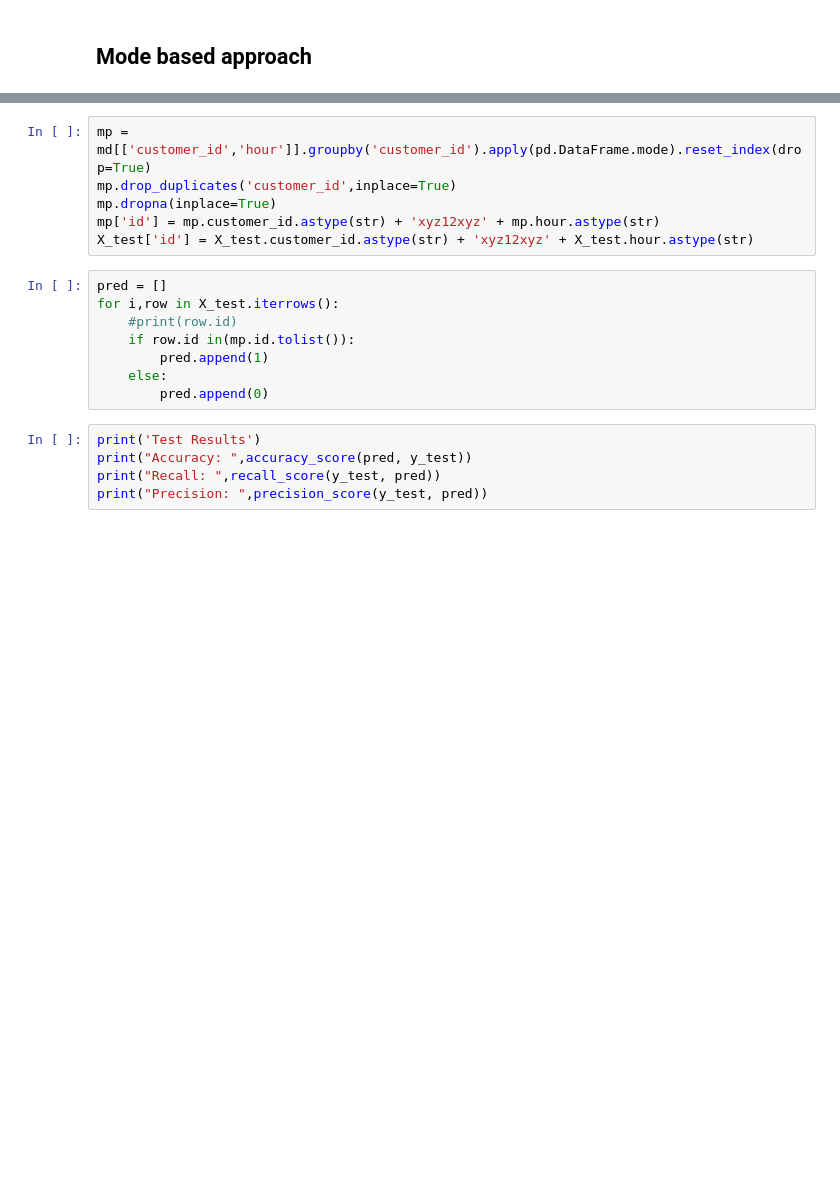
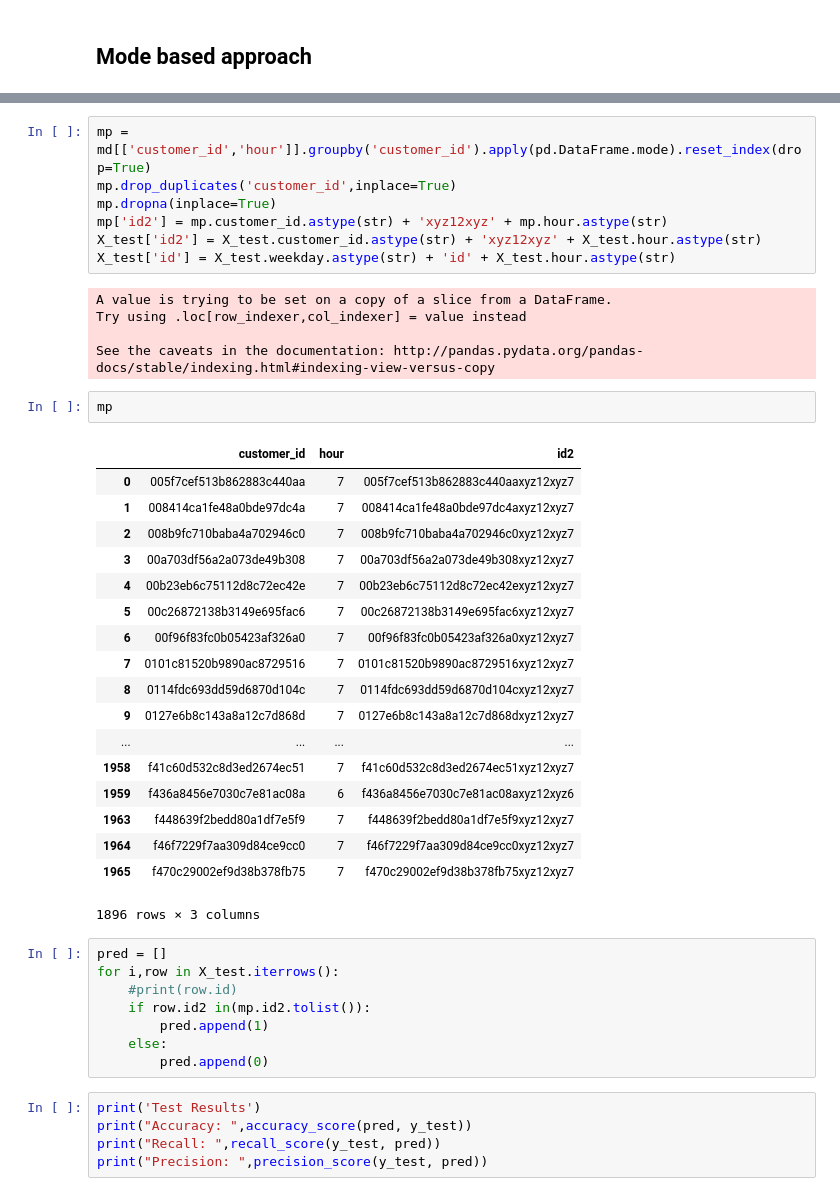
Before and after one commit to koseihamadako/STO, a Jupyter notebook: 1.Binary classification.ipynb, the cells around one changed output, grey strips where cells are left out. Cells and saved outputs as stored; diff of their text form; blank space fills up the shorter version.

```diff
--- a/1.Binary classification.ipynb
+++ b/1.Binary classification.ipynb
@@ -120,13 +126,40 @@ md['response'] = y_train
 mp = md[['customer_id','hour']].groupby('customer_id').apply(pd.DataFrame.mode).reset_index(drop=True)
 mp.drop_duplicates('customer_id',inplace=True)
 mp.dropna(inplace=True)
-mp['id'] = mp.customer_id.astype(str) + 'xyz12xyz' + mp.hour.astype(str)
-X_test['id'] = X_test.customer_id.astype(str) + 'xyz12xyz' + X_test.hour.astype(str)
+mp['id2'] = mp.customer_id.astype(str) + 'xyz12xyz' + mp.hour.astype(str)
+X_test['id2'] = X_test.customer_id.astype(str) + 'xyz12xyz' + X_test.hour.astype(str)
+X_test['id'] = X_test.weekday.astype(str) + 'id' + X_test.hour.astype(str)
+# %% [output]
+A value is trying to be set on a copy of a slice from a DataFrame.
+Try using .loc[row_indexer,col_indexer] = value instead
+
+See the caveats in the documentation: http://pandas.pydata.org/pandas-docs/stable/indexing.html#indexing-view-versus-copy
+# %%
+mp
+# %% [output]
+|  | customer_id | hour | id2 |
+| 0 | 005f7cef513b862883c440aa | 7 | 005f7cef513b862883c440aaxyz12xyz7 |
+| 1 | 008414ca1fe48a0bde97dc4a | 7 | 008414ca1fe48a0bde97dc4axyz12xyz7 |
+| 2 | 008b9fc710baba4a702946c0 | 7 | 008b9fc710baba4a702946c0xyz12xyz7 |
+| 3 | 00a703df56a2a073de49b308 | 7 | 00a703df56a2a073de49b308xyz12xyz7 |
+| 4 | 00b23eb6c75112d8c72ec42e | 7 | 00b23eb6c75112d8c72ec42exyz12xyz7 |
+| 5 | 00c26872138b3149e695fac6 | 7 | 00c26872138b3149e695fac6xyz12xyz7 |
+| 6 | 00f96f83fc0b05423af326a0 | 7 | 00f96f83fc0b05423af326a0xyz12xyz7 |
+| 7 | 0101c81520b9890ac8729516 | 7 | 0101c81520b9890ac8729516xyz12xyz7 |
+| 8 | 0114fdc693dd59d6870d104c | 7 | 0114fdc693dd59d6870d104cxyz12xyz7 |
+| 9 | 0127e6b8c143a8a12c7d868d | 7 | 0127e6b8c143a8a12c7d868dxyz12xyz7 |
+| ... | ... | ... | ... |
+| 1958 | f41c60d532c8d3ed2674ec51 | 7 | f41c60d532c8d3ed2674ec51xyz12xyz7 |
+| 1959 | f436a8456e7030c7e81ac08a | 6 | f436a8456e7030c7e81ac08axyz12xyz6 |
+| 1963 | f448639f2bedd80a1df7e5f9 | 7 | f448639f2bedd80a1df7e5f9xyz12xyz7 |
+| 1964 | f46f7229f7aa309d84ce9cc0 | 7 | f46f7229f7aa309d84ce9cc0xyz12xyz7 |
+| 1965 | f470c29002ef9d38b378fb75 | 7 | f470c29002ef9d38b378fb75xyz12xyz7 |
+1896 rows × 3 columns
 # %%
 pred = []
 for i,row in X_test.iterrows():
     #print(row.id)
-    if row.id in(mp.id.tolist()):
+    if row.id2 in(mp.id2.tolist()):
         pred.append(1)
     else:
         pred.append(0)
```
Also changed, not shown: parts of 1 cell of this notebook.
